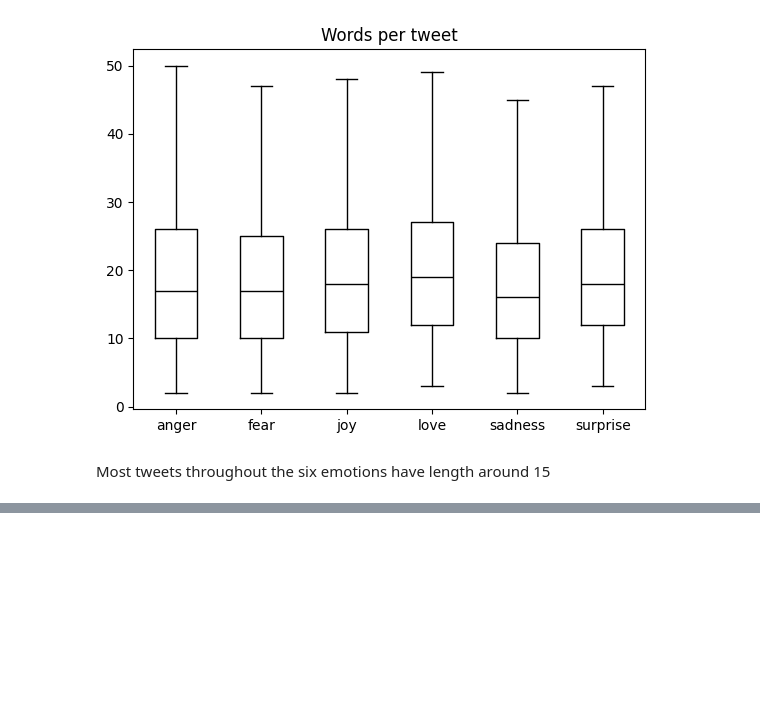
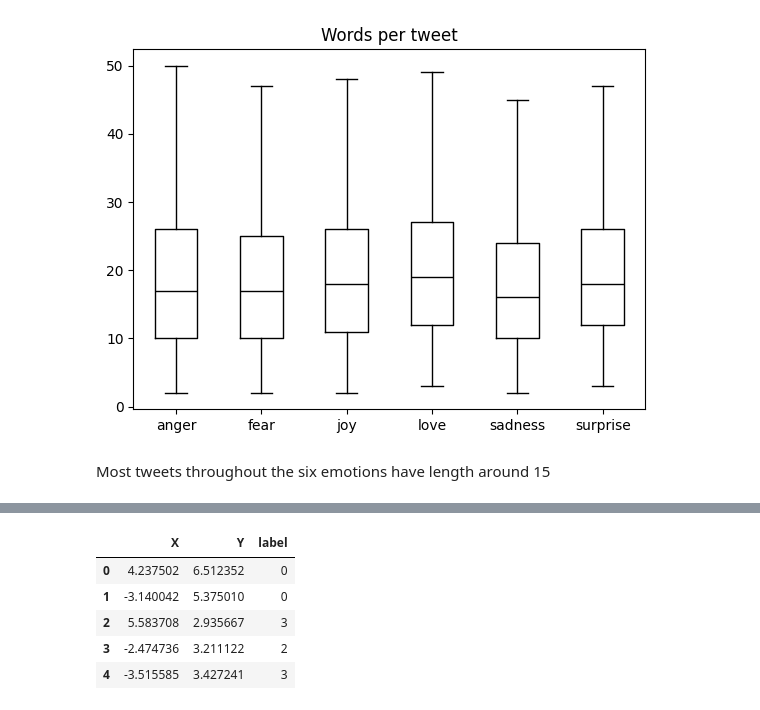
Before and after one commit to Charmaineem/ML, a Jupyter notebook: Tweets_Claffication.ipynb, the cells around one changed output, grey strips where cells are left out. Drawn from its saved outputs; the diff is of its cells as text; code cells hidden in the pictures; blank space fills up the shorter version.

```diff
--- a/Tweets_Claffication.ipynb
+++ b/Tweets_Claffication.ipynb
@@ -112,0 +168,8 @@ emotions.reset_format()
+# %%
+def extract_hidden_states(batch):
+  inputs = {k:v.to(device) for k,v in batch.items()
+  if k in tokenizer.model_input_names}
+
+  with torch.no_grad():
+    last_hidden_state = model(**inputs).last_hidden_state
+  return {'hidden_state': last_hidden_state[:,0].cpu().numpy()}
@@ -112,0 +208,17 @@ emotions.reset_format()
+# %%
+from umap import UMAP
+from sklearn.preprocessing import MinMaxScaler
+import pandas as pd
+
+X_scaled = MinMaxScaler().fit_transform(X_train)
+mapper = UMAP(n_components=2, metric='cosine').fit(X_scaled)
+df_emb = pd.DataFrame(mapper.embedding_, columns=['X' , 'Y'])
+df_emb['label'] = y_train
+df_emb.head()
+# %% [output]
+|  | X | Y | label |
+| 0 | 4.237502 | 6.512352 | 0 |
+| 1 | -3.140042 | 5.375010 | 0 |
+| 2 | 5.583708 | 2.935667 | 3 |
+| 3 | -2.474736 | 3.211122 | 2 |
+| 4 | -3.515585 | 3.427241 | 3 |
```
Also changed, not shown: parts of 26 cells of this notebook.
